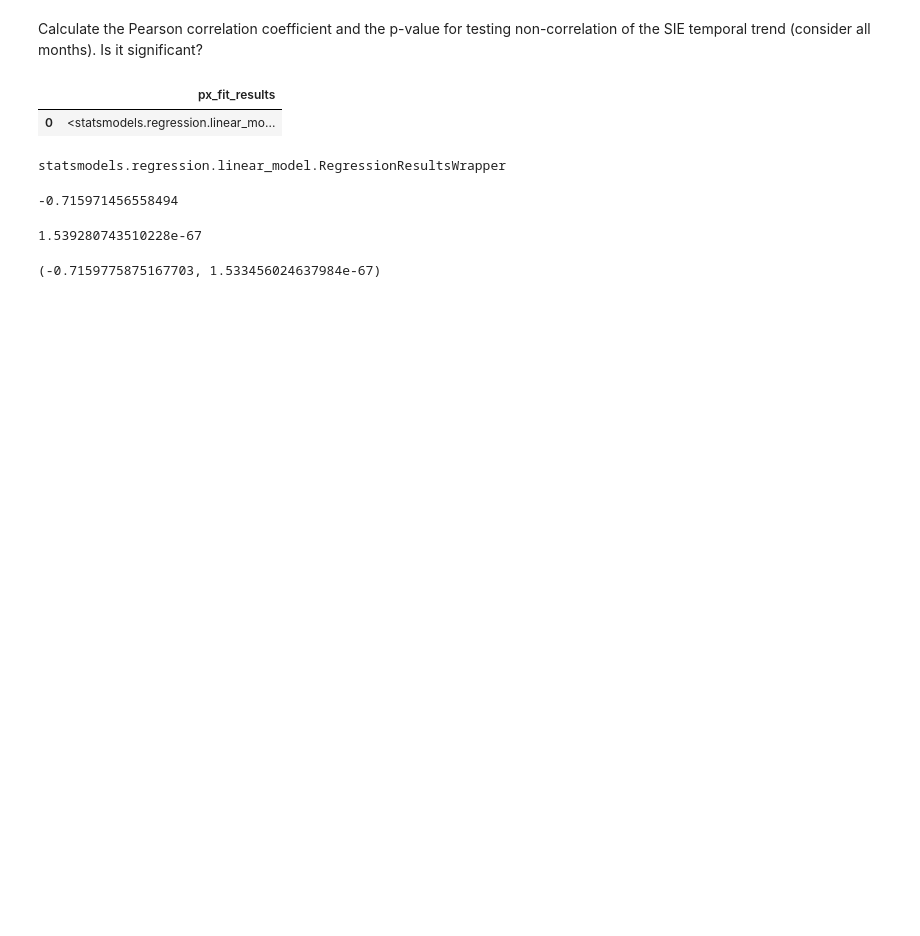
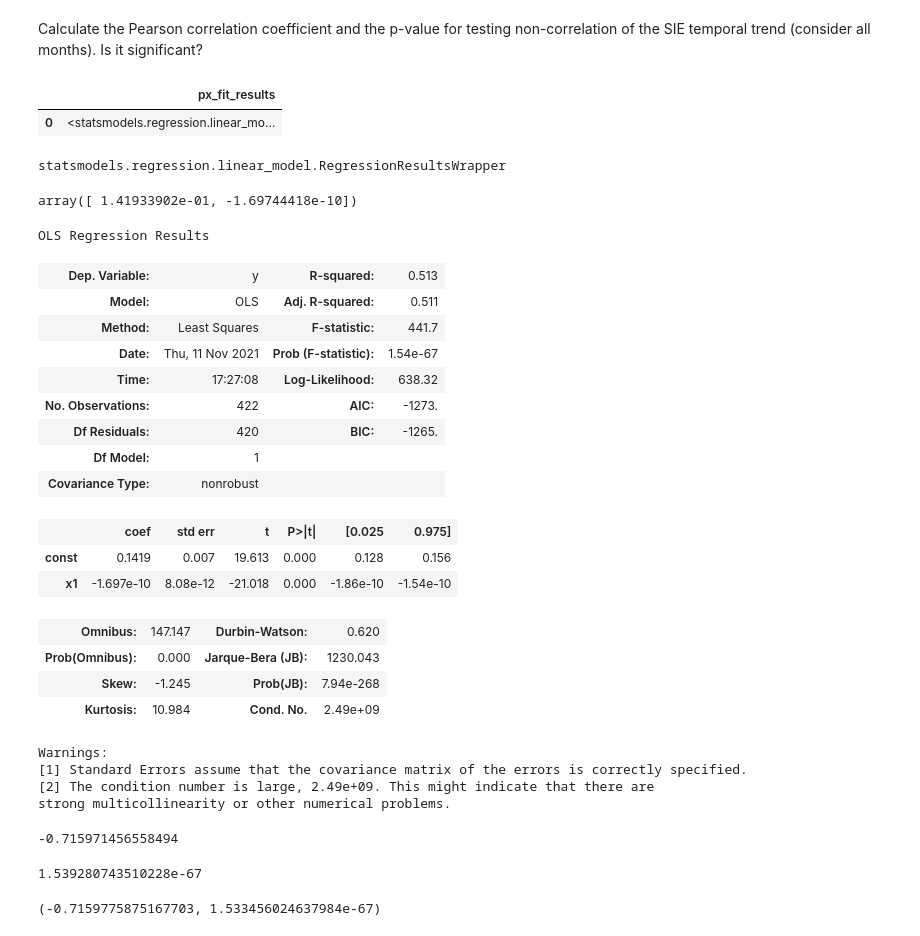
Before and after one commit to PedroCanoM/Idal_ia3, a Jupyter notebook: Sea_Ice_Extent_(1).ipynb, the cells around one changed output. Drawn from its saved outputs; the diff is of its cells as text; code cells hidden in the pictures; blank space fills up the shorter version.

```diff
--- a/Sea_Ice_Extent_(1).ipynb
+++ b/Sea_Ice_Extent_(1).ipynb
@@ -439,6 +441,34 @@ results.head()
 type(results['px_fit_results'][0])
 # %% [output]
 statsmodels.regression.linear_model.RegressionResultsWrapper
+# %%
+results['px_fit_results'][0].params
+# %% [output]
+array([ 1.41933902e-01, -1.69744418e-10])
+# %%
+results['px_fit_results'][0].summary()
+# %% [output]
+OLS Regression Results
+| Dep. Variable: | y | R-squared: | 0.513 |
+| Model: | OLS | Adj. R-squared: | 0.511 |
+| Method: | Least Squares | F-statistic: | 441.7 |
+| Date: | Thu, 11 Nov 2021 | Prob (F-statistic): | 1.54e-67 |
+| Time: | 17:27:08 | Log-Likelihood: | 638.32 |
+| No. Observations: | 422 | AIC: | -1273. |
+| Df Residuals: | 420 | BIC: | -1265. |
+| Df Model: | 1 |  |  |
+| Covariance Type: | nonrobust |  |  |
+|  | coef | std err | t | P>|t| | [0.025 | 0.975] |
+| const | 0.1419 | 0.007 | 19.613 | 0.000 | 0.128 | 0.156 |
+| x1 | -1.697e-10 | 8.08e-12 | -21.018 | 0.000 | -1.86e-10 | -1.54e-10 |
+| Omnibus: | 147.147 | Durbin-Watson: | 0.620 |
+| Prob(Omnibus): | 0.000 | Jarque-Bera (JB): | 1230.043 |
+| Skew: | -1.245 | Prob(JB): | 7.94e-268 |
+| Kurtosis: | 10.984 | Cond. No. | 2.49e+09 |
+Warnings:
+[1] Standard Errors assume that the covariance matrix of the errors is correctly specified.
+[2] The condition number is large, 2.49e+09. This might indicate that there are
+strong multicollinearity or other numerical problems.
 # %%
 #Teniendo en cuenta que R^2 = r^2, el coeficiente de correlación de Pearson es:
 -np.sqrt(results['px_fit_results'][0].rsquared)
```
Also changed, not shown: parts of 12 cells of this notebook.
